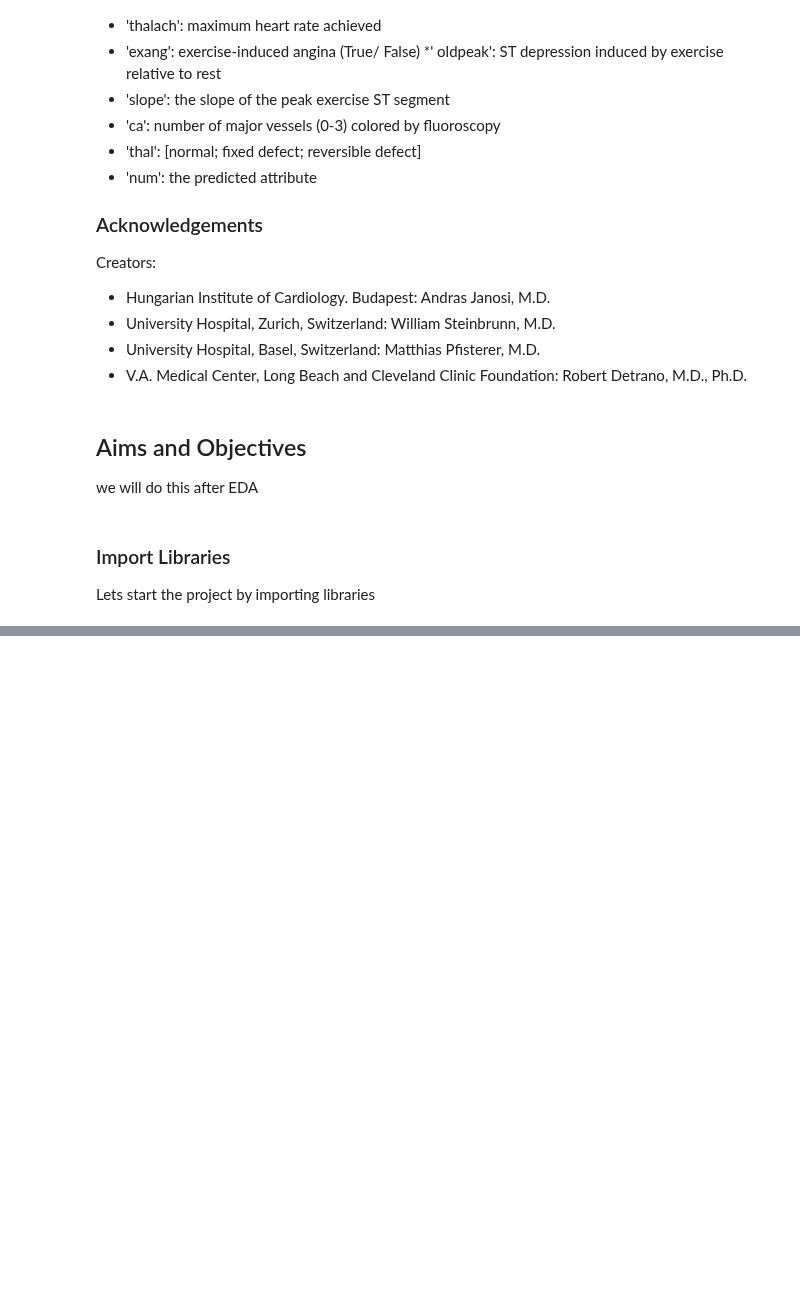
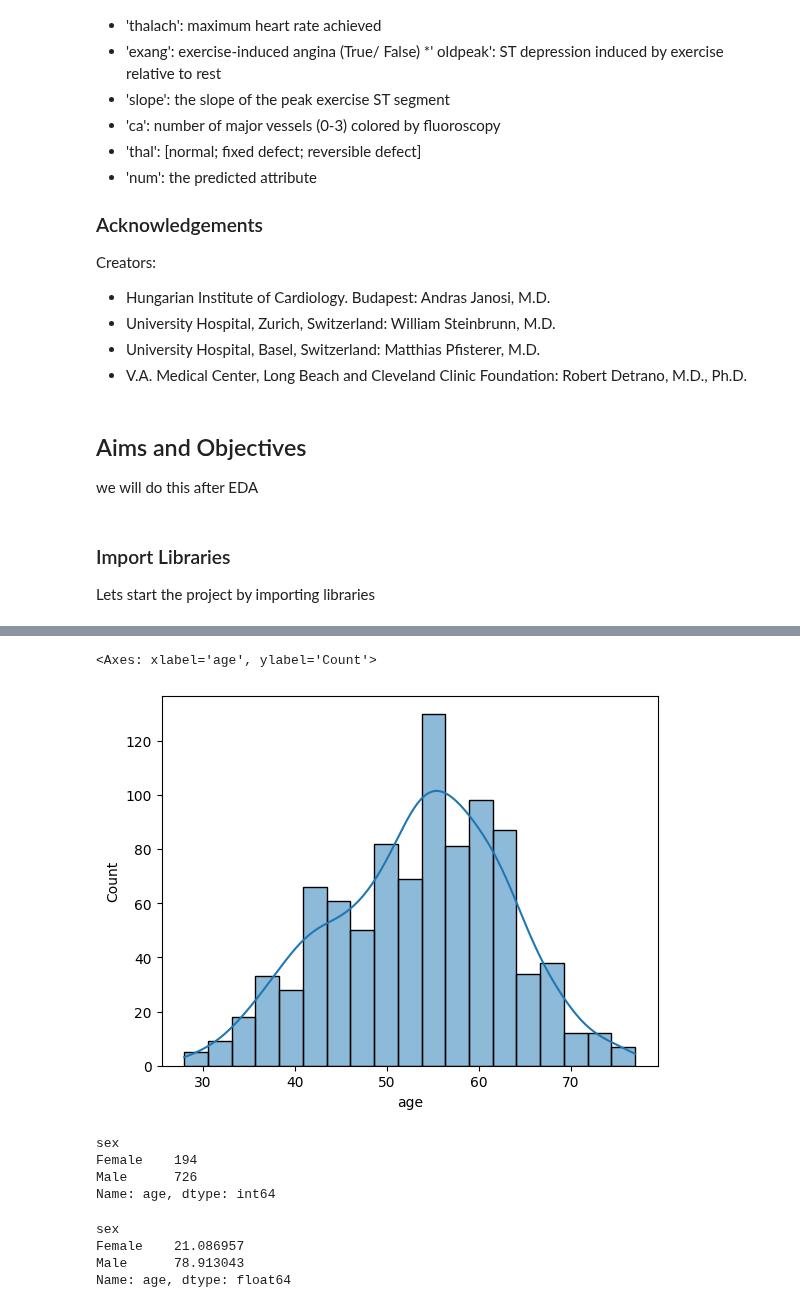
Before and after one commit to juneedpk/vscode-jupyter, a Jupyter notebook: projects/heart_disease.ipynb, the cells around one changed output, grey strips where cells are left out. Drawn from its saved outputs; the diff is of its cells as text; code cells hidden in the pictures; blank space fills up the shorter version.

```diff
--- a/projects/heart_disease.ipynb
+++ b/projects/heart_disease.ipynb
@@ -79,0 +82,4 @@ warnings.filterwarnings('ignore')
+# %%
+df = pd.read_csv('heart_disease.csv' )
+
+df.head(5)
@@ -79,0 +126,5 @@ warnings.filterwarnings('ignore')
+# %%
+sns.histplot(df['age'], kde=True)
+# %% [output]
+<Axes: xlabel='age', ylabel='Count'>
+[figure, added]
@@ -79,0 +134,14 @@ warnings.filterwarnings('ignore')
+# %%
+df.groupby('sex')['age'].size()
+# %% [output]
+sex
+Female    194
+Male      726
+Name: age, dtype: int64
+# %%
+df.groupby('sex')['age'].size() / df.shape[0] * 100
+# %% [output]
+sex
+Female    21.086957
+Male      78.913043
+Name: age, dtype: float64
```
Also changed, not shown: parts of 7 cells of this notebook.
